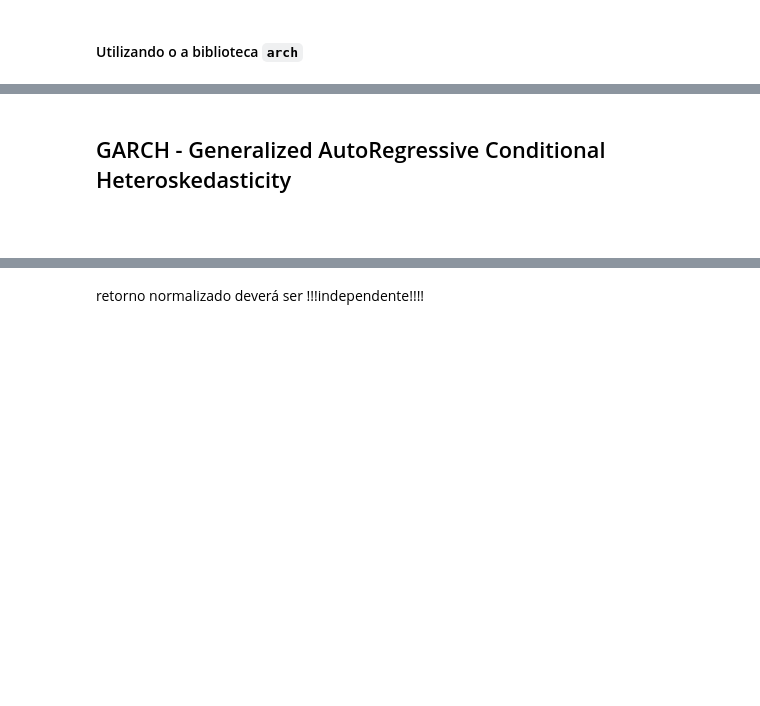
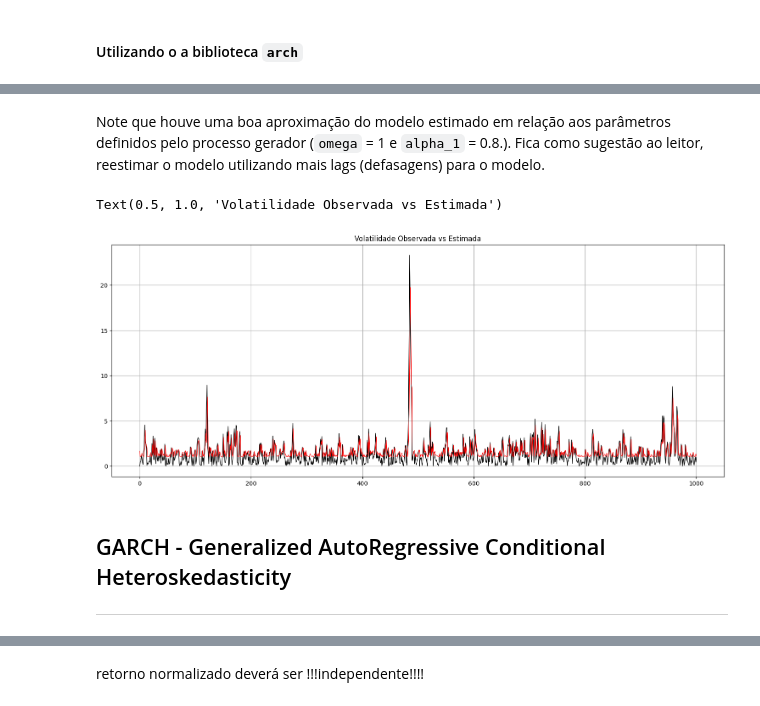
Before and after one commit to ViniNazato/FinancialEconometrics, a Jupyter notebook: Risk Modelling/2.Conditional_Volatility.ipynb, the cells around one changed output, grey strips where cells are left out. Drawn from its saved outputs; the diff is of its cells as text; code cells hidden in the pictures; blank space fills up the shorter version.

```diff
--- a/Risk Modelling/2.Conditional_Volatility.ipynb
+++ b/Risk Modelling/2.Conditional_Volatility.ipynb
@@ -137,0 +148,6 @@ Error:
+# %%
+from arch.univariate import arch_model
+
+model_arch = arch_model(r_sim, mean='Zero', vol='ARCH', p=1)
+res_arch = model_arch.fit(disp='off')
+res_arch.summary()
@@ -138,4 +169,17 @@ Error:
+# %% [markdown]
+Note que houve uma boa aproximação do modelo estimado em relação aos parâmetros definidos pelo processo gerador (`omega` = 1 e `alpha_1` = 0.8.). Fica como sugestão ao leitor, reestimar o modelo utilizando mais lags (defasagens) para o modelo.
+# %%
+plt.figure(figsize=(15, 6))
+plt.plot([abs(r_t) for r_t in r_sim], c='k', lw=1)
+plt.grid(True)
+plt.tight_layout()
+
+plt.plot(res_arch.conditional_volatility,c= 'red', lw=.8)
+
+plt.title('Volatilidade Observada vs Estimada')
+# %% [output]
+Text(0.5, 1.0, 'Volatilidade Observada vs Estimada')
+[figure, added]
 # %% [markdown]
 ## GARCH - Generalized AutoRegressive Conditional Heteroskedasticity
+---
-# %% [markdown]
-###
```
Also changed, not shown: parts of 33 cells of this notebook, 2 other files.
